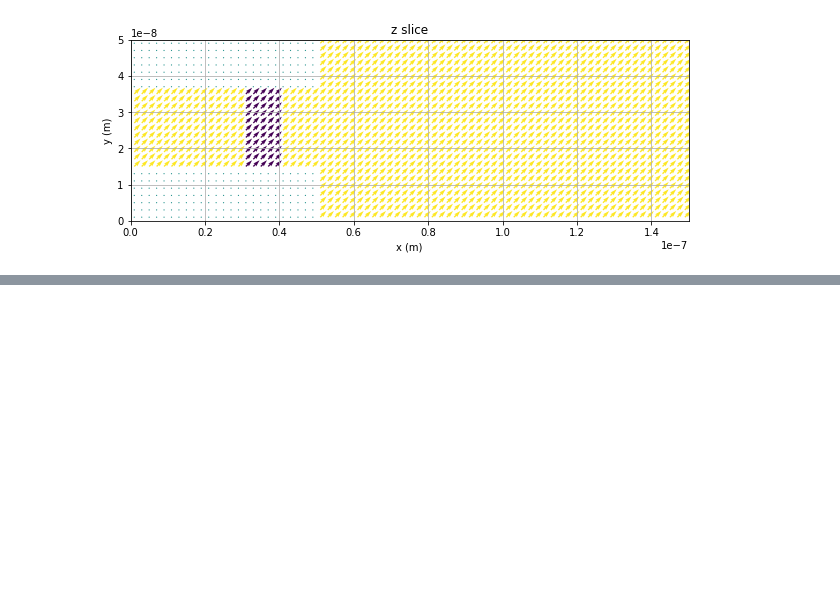
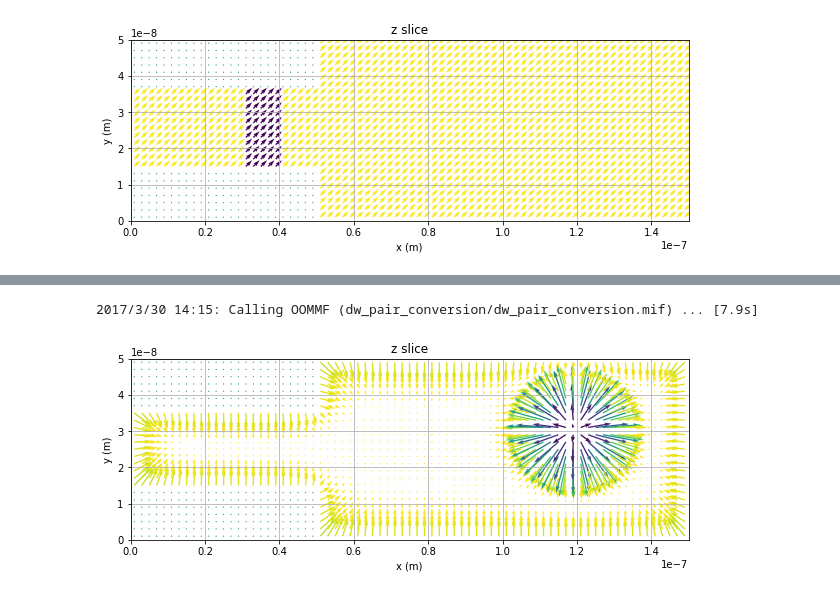
Before and after one commit to joommf-attic/tutorial, a Jupyter notebook: dw_pair_conversion.ipynb, the cells around one changed output, grey strips where cells are left out. Cells and saved outputs as stored; diff of their text form; code cells hidden in the pictures; blank space fills up the shorter version.

```diff
--- a/dw_pair_conversion.ipynb
+++ b/dw_pair_conversion.ipynb
@@ -95,0 +96,8 @@ system.m.plot_slice("z", 0);
+# %%
+td = oc.TimeDriver()
+td.drive(system, t=0.1e-9, n=200)
+
+system.m.plot_slice("z", 0);
+# %% [output]
+2017/3/30 14:15: Calling OOMMF (dw_pair_conversion/dw_pair_conversion.mif) ... [7.9s]
+[figure, added]
```
Also changed, not shown: parts of 5 cells of this notebook, 4 other files.
